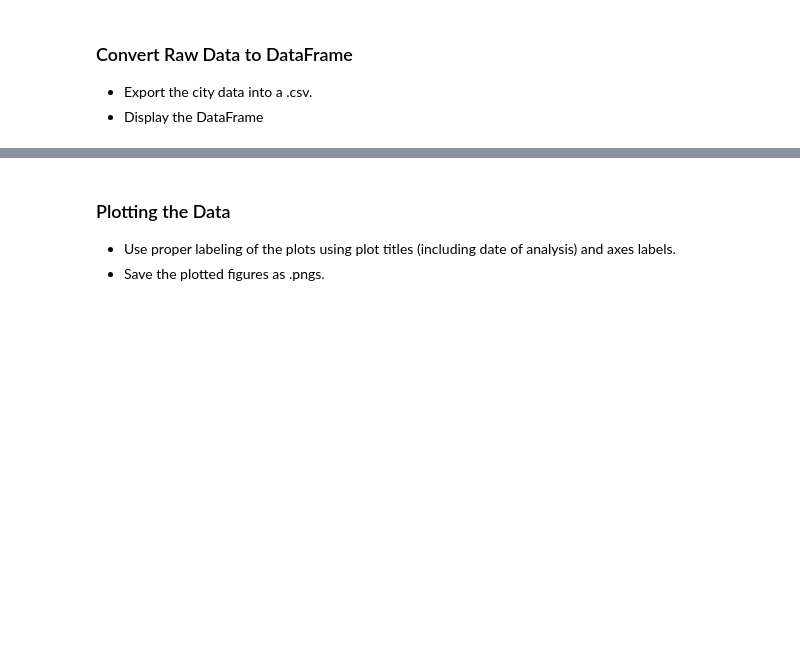
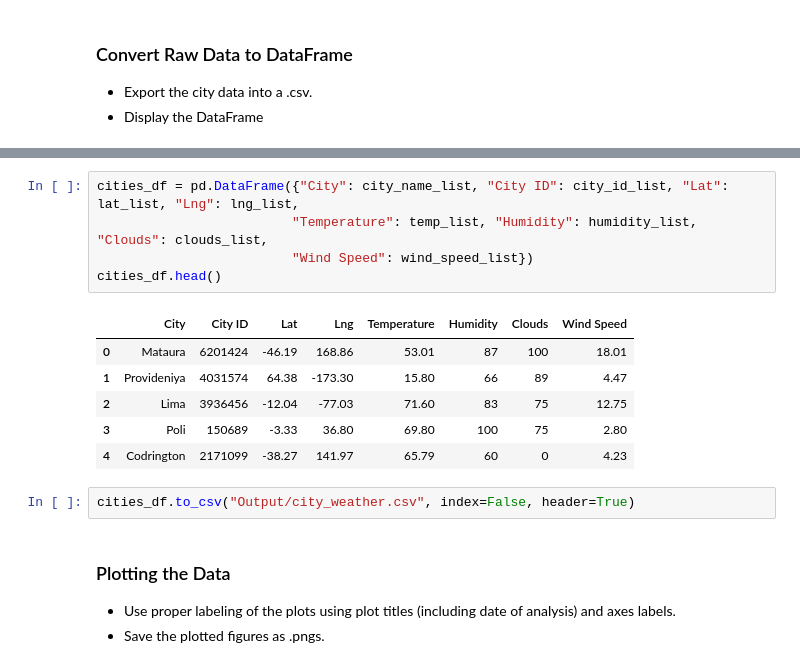
Before and after one commit to msadowski20/python-api-challenge, a Jupyter notebook: WeatherPy/WeatherPy.ipynb, the cells around one changed output, grey strips where cells are left out. Drawn from its saved outputs; the diff is of its cells as text; blank space fills up the shorter version.

Commit message:
First commit for WeatherPy code, added Output folder.

```diff
--- a/WeatherPy/WeatherPy.ipynb
+++ b/WeatherPy/WeatherPy.ipynb
@@ -101,3 +124,17 @@ dtype: int64
+# %%
+cities_df = pd.DataFrame({"City": city_name_list, "City ID": city_id_list, "Lat": lat_list, "Lng": lng_list,
+                         "Temperature": temp_list, "Humidity": humidity_list, "Clouds": clouds_list,
+                         "Wind Speed": wind_speed_list})
+cities_df.head()
+# %% [output]
+|  | City | City ID | Lat | Lng | Temperature | Humidity | Clouds | Wind Speed |
+| 0 | Mataura | 6201424 | -46.19 | 168.86 | 53.01 | 87 | 100 | 18.01 |
+| 1 | Provideniya | 4031574 | 64.38 | -173.30 | 15.80 | 66 | 89 | 4.47 |
+| 2 | Lima | 3936456 | -12.04 | -77.03 | 71.60 | 83 | 75 | 12.75 |
+| 3 | Poli | 150689 | -3.33 | 36.80 | 69.80 | 100 | 75 | 2.80 |
+| 4 | Codrington | 2171099 | -38.27 | 141.97 | 65.79 | 60 | 0 | 4.23 |
+# %%
+cities_df.to_csv("Output/city_weather.csv", index=False, header=True)
 # %% [markdown]
 ### Plotting the Data
 * Use proper labeling of the plots using plot titles (including date of analysis) and axes labels.
```
Also changed, not shown: parts of 18 cells of this notebook, 1 other file.
